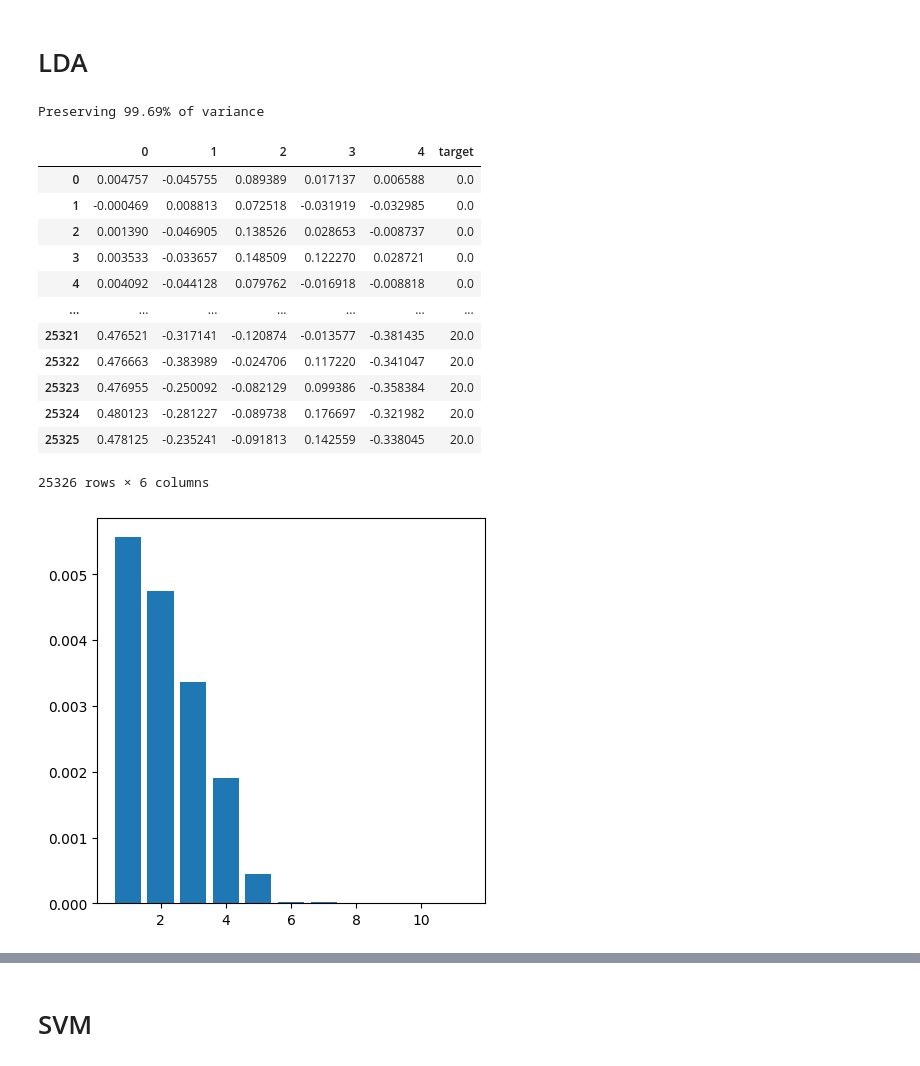
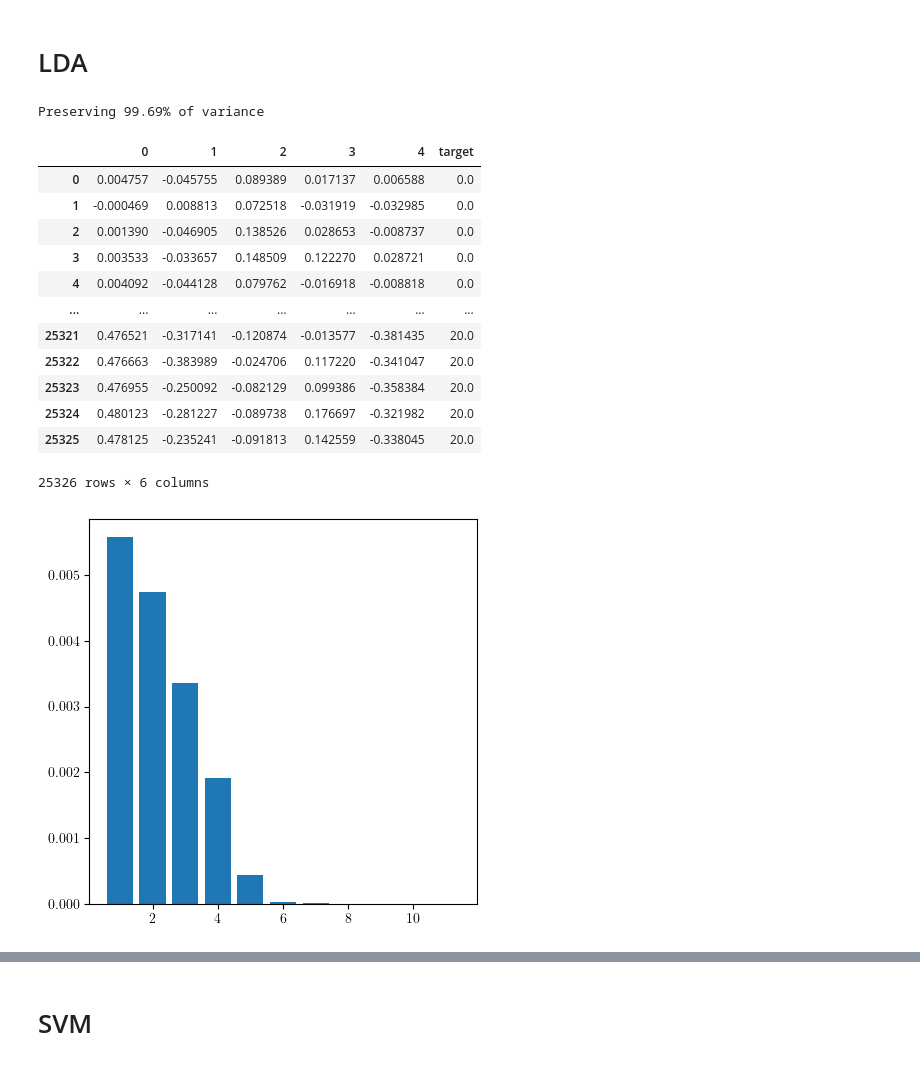
Before and after one commit to peterkrull/p7-ml-refrigeration-fault-detection, a Jupyter notebook: Python/LDA-SVM_v2.ipynb, the cells around one changed output, grey strips where cells are left out. Saved outputs shown, nothing was run; the diff lists cells and outputs as text; code cells hidden in the pictures.

```diff
--- a/Python/LDA-SVM_v2.ipynb
+++ b/Python/LDA-SVM_v2.ipynb
@@ -10,6 +10,11 @@ import matplotlib.pyplot as plt
 from confusion_matrix import confusion_matrix
 
 import pandas as pd
+
+plt.rcParams.update({
+    "text.usetex": True,
+    "font.family": "cmr"
+})
 # %%
 # Load training data
 train_data = pd.read_csv("../TrainingData/neodata/fault_all_noise_67.csv")
@@ -28,28 +33,28 @@ tst = standardizer.transform(test_data)
 # %%
 #Doing LDA transformation from 11 dimension to 5, by using a self implemented libary
 from lda import LDA_reducer as reducer
 lda = reducer(trn,5,'target')
 
 
-LDA = lda.transform(trn)
+LDA_trn = lda.transform(trn)                    #The function makes sure the target is not a part of the projection
 LDA_tst = lda.transform(tst)
 LDA_vald = lda.transform(vald)
 LDA
 # %% [output]
 Preserving 99.69% of variance
 |  | 0 | 1 | 2 | 3 | 4 | target |
 | 0 | 0.004757 | -0.045755 | 0.089389 | 0.017137 | 0.006588 | 0.0 |
 | 1 | -0.000469 | 0.008813 | 0.072518 | -0.031919 | -0.032985 | 0.0 |
 | 2 | 0.001390 | -0.046905 | 0.138526 | 0.028653 | -0.008737 | 0.0 |
 | 3 | 0.003533 | -0.033657 | 0.148509 | 0.122270 | 0.028721 | 0.0 |
 | 4 | 0.004092 | -0.044128 | 0.079762 | -0.016918 | -0.008818 | 0.0 |
 | ... | ... | ... | ... | ... | ... | ... |
 | 25321 | 0.476521 | -0.317141 | -0.120874 | -0.013577 | -0.381435 | 20.0 |
 | 25322 | 0.476663 | -0.383989 | -0.024706 | 0.117220 | -0.341047 | 20.0 |
 | 25323 | 0.476955 | -0.250092 | -0.082129 | 0.099386 | -0.358384 | 20.0 |
 | 25324 | 0.480123 | -0.281227 | -0.089738 | 0.176697 | -0.321982 | 20.0 |
 | 25325 | 0.478125 | -0.235241 | -0.091813 | 0.142559 | -0.338045 | 20.0 |
 25326 rows × 6 columns
-[figure, old version]
+[figure, new version]
 # %%
 #Saves the eigenvalue plot
```
Also changed, not shown: parts of 5 cells of this notebook, 2 other files.
